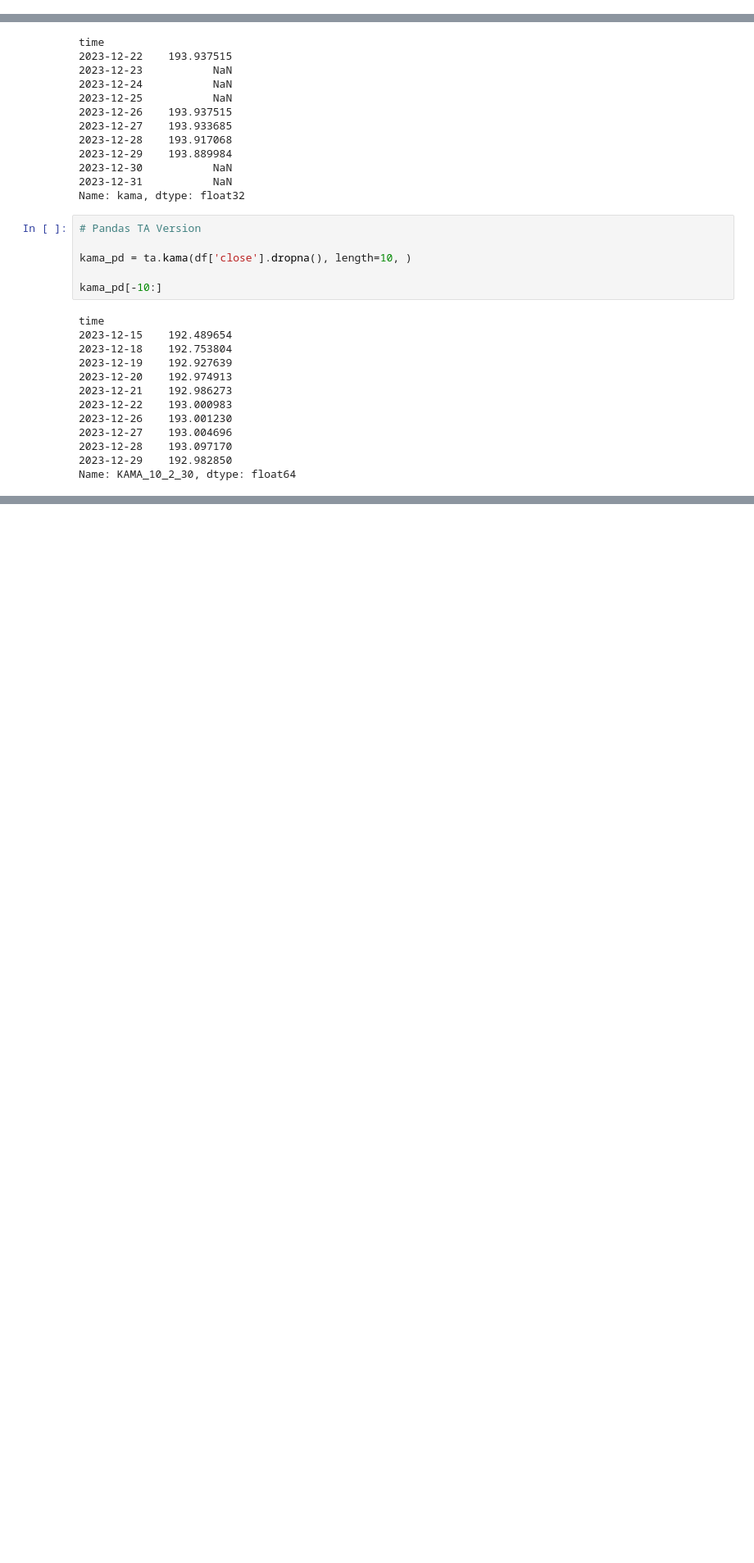
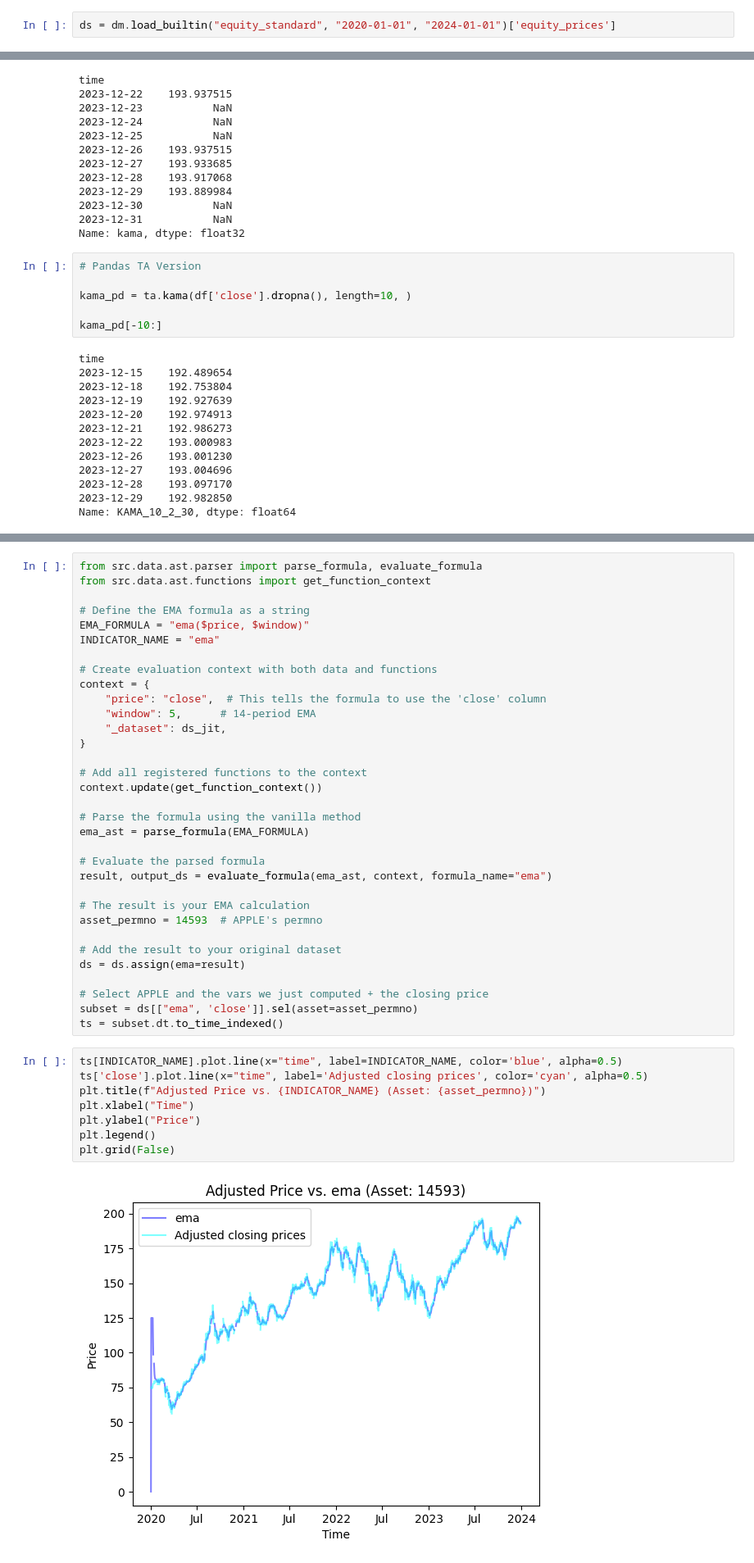
Before and after one commit to Suchismit4/hindsight, a Jupyter notebook: examples/data/ast/indicators-check.ipynb, the cells around one changed output, grey strips where cells are left out. Shown: that part at 82% size. Saved outputs shown, nothing was run; the diff lists cells and outputs as text; blank space fills up the shorter version.

```diff
--- a/examples/data/ast/indicators-check.ipynb
+++ b/examples/data/ast/indicators-check.ipynb
@@ -97,0 +98,2 @@ wrds/equity/crsp: Successfully loaded from /home/suchismit/data/cache/wrds/equit
+# %%
+ds = dm.load_builtin("equity_standard", "2020-01-01", "2024-01-01")['equity_prices']
@@ -647,0 +656,43 @@ Name: KAMA_10_2_30, dtype: float64
+# %%
+from src.data.ast.parser import parse_formula, evaluate_formula
+from src.data.ast.functions import get_function_context
+
+# Define the EMA formula as a string
+EMA_FORMULA = "ema($price, $window)"
+INDICATOR_NAME = "ema"
+
+# Create evaluation context with both data and functions
+context = {
+    "price": "close",  # This tells the formula to use the 'close' column
+    "window": 5,      # 14-period EMA
+    "_dataset": ds_jit,
+}
+
+# Add all registered functions to the context
+context.update(get_function_context())
+
+# Parse the formula using the vanilla method
+ema_ast = parse_formula(EMA_FORMULA)
+
+# Evaluate the parsed formula
+result, output_ds = evaluate_formula(ema_ast, context, formula_name="ema")
+
+# The result is your EMA calculation
+asset_permno = 14593  # APPLE's permno
+
+# Add the result to your original dataset
+ds = ds.assign(ema=result)
+
+# Select APPLE and the vars we just computed + the closing price
+subset = ds[["ema", 'close']].sel(asset=asset_permno)
+ts = subset.dt.to_time_indexed()
+# %%
+ts[INDICATOR_NAME].plot.line(x="time", label=INDICATOR_NAME, color='blue', alpha=0.5)
+ts['close'].plot.line(x="time", label='Adjusted closing prices', color='cyan', alpha=0.5)
+plt.title(f"Adjusted Price vs. {INDICATOR_NAME} (Asset: {asset_permno})")
+plt.xlabel("Time")
+plt.ylabel("Price")
+plt.legend()
+plt.grid(False)
+# %% [output]
+[figure, added]
```
Also changed, not shown: parts of 6 cells of this notebook, 50 other files.
